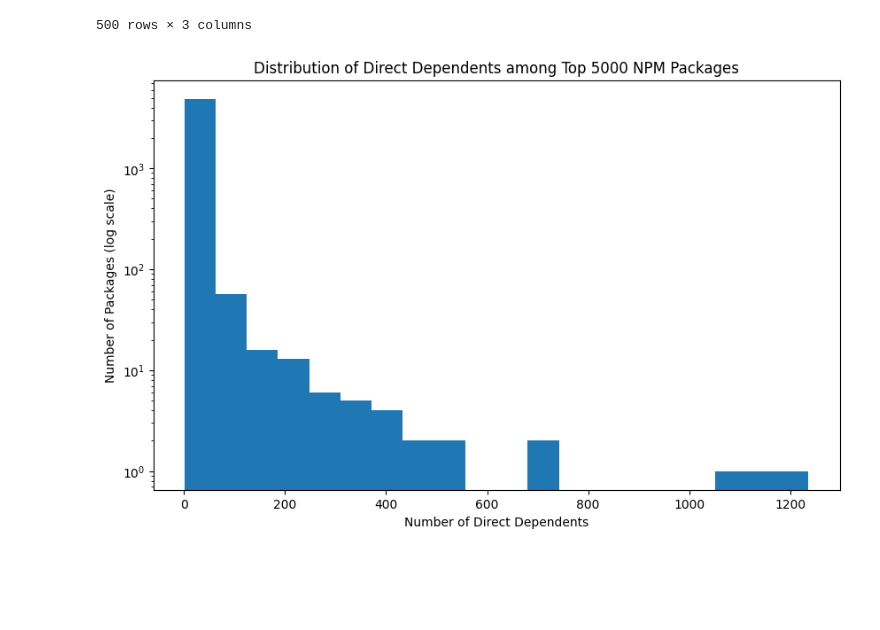
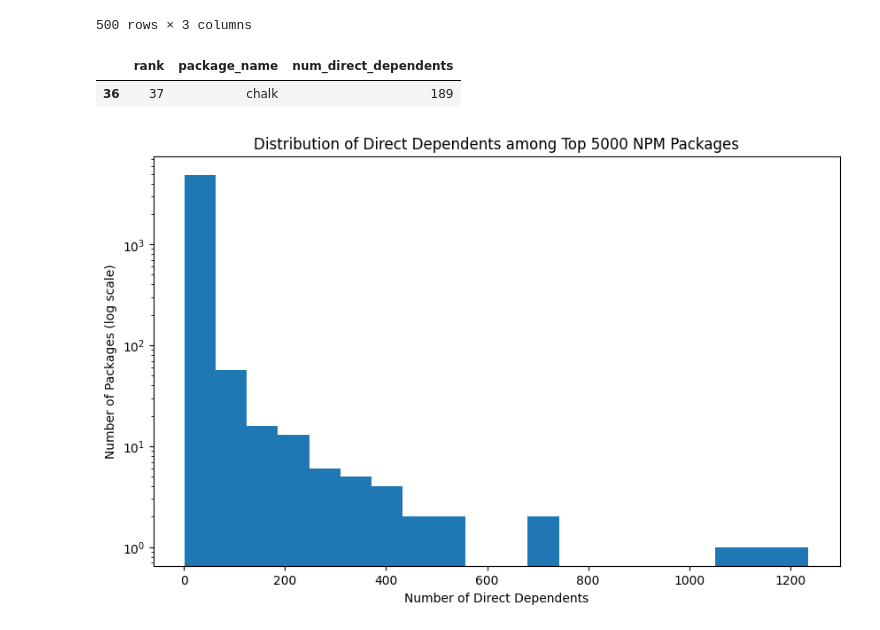
Before and after one commit to thomas211738/npm-package-trace, a Jupyter notebook: direct_dependents_analysis.ipynb, the cells around one changed output. Drawn from its saved outputs; the diff is of its cells as text; code cells hidden in the pictures; blank space fills up the shorter version.

```diff
--- a/direct_dependents_analysis.ipynb
+++ b/direct_dependents_analysis.ipynb
@@ -64,6 +64,11 @@ top_500.head(500)
 | 498 | 499 | @pika/plugin-build-web | 15 |
 | 499 | 500 | colors | 15 |
 500 rows × 3 columns
+# %%
+top_500[top_500['package_name'] == 'chalk']
+# %% [output]
+|  | rank | package_name | num_direct_dependents |
+| 36 | 37 | chalk | 189 |
 # %%
 import matplotlib.pyplot as plt
 
```
Also changed, not shown: parts of 2 cells of this notebook.
